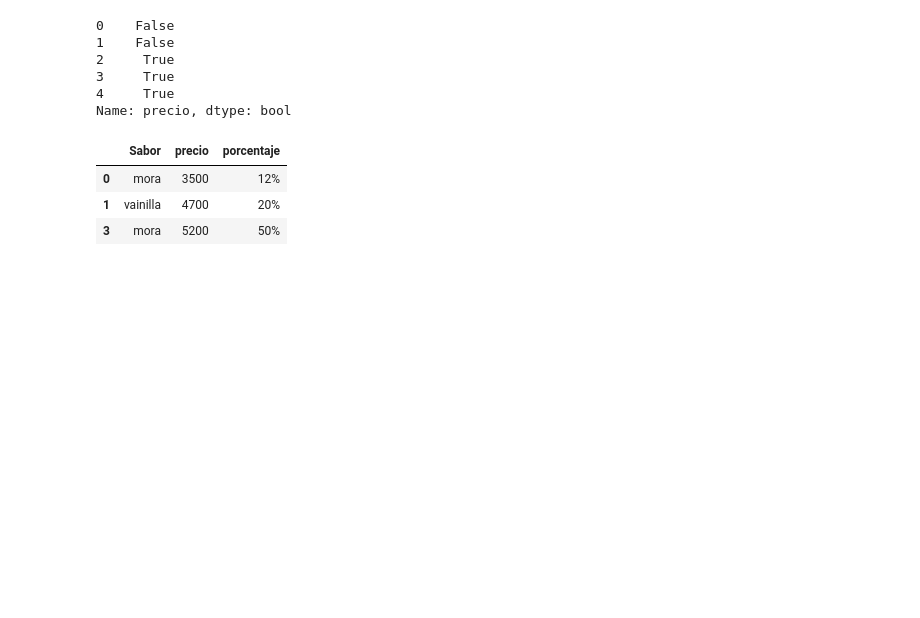
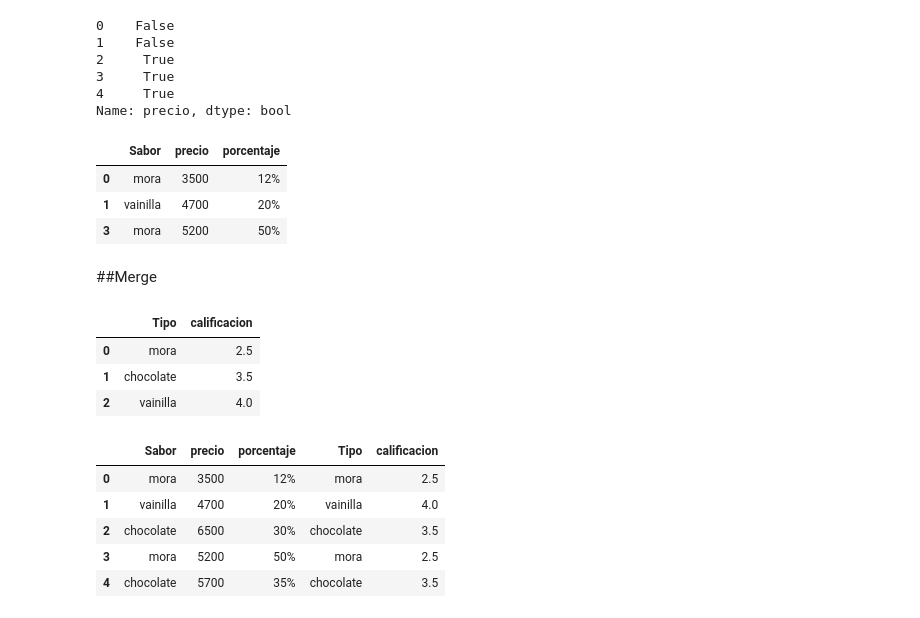
Before and after one commit to Andres0126/ple_intro_github, a Jupyter notebook: Clase #Tablas python.ipynb, the cells around one changed output. Cells and saved outputs as stored; diff of their text form; code cells hidden in the pictures; blank space fills up the shorter version.

```diff
--- a/Clase #Tablas python.ipynb
+++ b/Clase #Tablas python.ipynb
@@ -231,3 +231,27 @@ conos[(conos['precio']>=3000) & (conos['precio']<=5500)]
 | 0 | mora | 3500 | 12% |
 | 1 | vainilla | 4700 | 20% |
 | 3 | mora | 5200 | 50% |
+# %% [markdown]
+##Merge
+# %%
+Valoracion = pd.DataFrame({
+    'Tipo':np.array(['mora', 'chocolate', 'vainilla']),
+    'calificacion':np.array([2.5, 3.5, 4])
+})
+Valoracion
+# %% [output]
+|  | Tipo | calificacion |
+| 0 | mora | 2.5 |
+| 1 | chocolate | 3.5 |
+| 2 | vainilla | 4.0 |
+# %%
+#Como colacar calificación a la columna de helados anterior
+clasificado = conos.merge(Valoracion, left_on='Sabor', right_on='Tipo') #
+clasificado
+# %% [output]
+|  | Sabor | precio | porcentaje | Tipo | calificacion |
+| 0 | mora | 3500 | 12% | mora | 2.5 |
+| 1 | vainilla | 4700 | 20% | vainilla | 4.0 |
+| 2 | chocolate | 6500 | 30% | chocolate | 3.5 |
+| 3 | mora | 5200 | 50% | mora | 2.5 |
+| 4 | chocolate | 5700 | 35% | chocolate | 3.5 |
```
Also changed, not shown: parts of 21 cells of this notebook, 1 other file.
